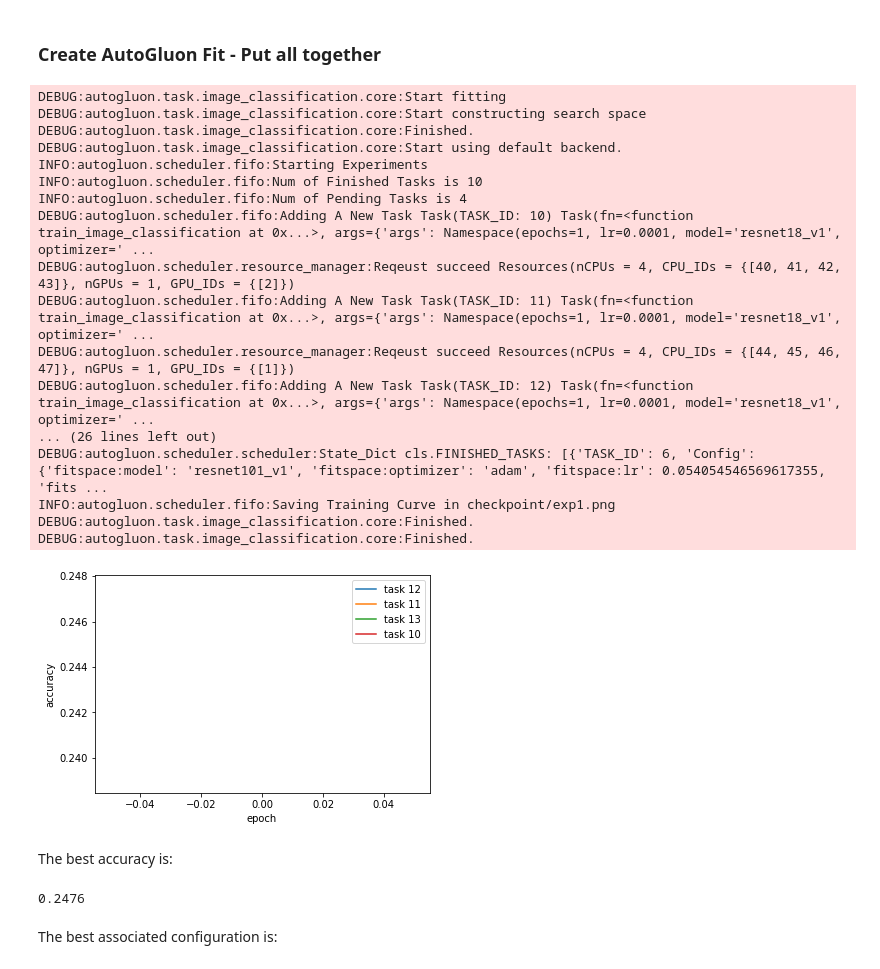
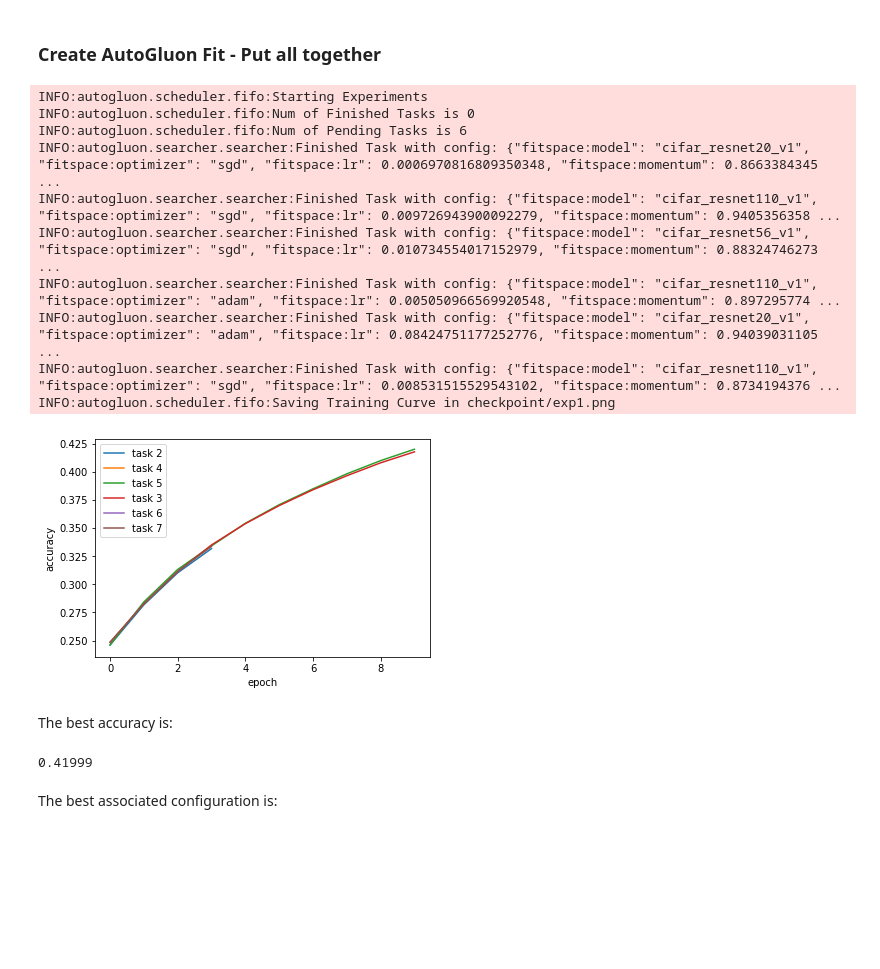
Before and after one commit to autogluon/autogluon, a Jupyter notebook: tutorials/autogluon_demo.ipynb, the cells around one changed output. Saved outputs shown, nothing was run; the diff lists cells and outputs as text; code cells hidden in the pictures; blank space fills up the shorter version.

```diff
--- a/tutorials/autogluon_demo.ipynb
+++ b/tutorials/autogluon_demo.ipynb
@@ -41,4 +123,0 @@ We use CIFAR10 for image classfication for demo purpose.
-# %%
-dataset = task.Dataset(train_path='./CIFAR10/train', val_path='./CIFAR10/valid')
-
-print(dataset)
@@ -69,2 +123,0 @@ The default configruation is based on `max_trial_count=10` and `max_training_epo
-# %%
-models = task.fit(dataset)
@@ -183,8 +199,12 @@ AutoGluon Nets ['resnet18_v1', 'resnet34_v1', 'resnet50_v1', 'resnet101_v1', 're
 * from a list of provided (or default) optimizers
 * by choosing the best hyper-parameters regarding to each auto optimizer
 # %%
-optimizers = ag.Optimizers([ag.optim.get_optim('sgd'),
-                            ag.optim.get_optim('adam')])
+# method 1 (complex but flexiable): specify the optim_list using get_optim
+# optimizers = ag.Optimizers([ag.optim.get_optim('sgd'),
+#                             ag.optim.get_optim('adam')])
+
+# method 2 (easy and less flexiable): specify the optim_list using get_model
+optimizers = ag.Optimizers(['sgd', 'adam'])
 
 print(optimizers)
 # %% [output]
@@ -207,32 +221,39 @@ stop_criterion = {
-# %%
-models = task.fit(dataset,
-                  nets,
-                  optimizers,
-                  stop_criterion=stop_criterion)
-# %% [output]
-DEBUG:autogluon.task.image_classification.core:Start fitting
-DEBUG:autogluon.task.image_classification.core:Start constructing search space
-DEBUG:autogluon.task.image_classification.core:Finished.
-DEBUG:autogluon.task.image_classification.core:Start using default backend.
-INFO:autogluon.scheduler.fifo:Starting Experiments
-INFO:autogluon.scheduler.fifo:Num of Finished Tasks is 10
-INFO:autogluon.scheduler.fifo:Num of Pending Tasks is 4
-DEBUG:autogluon.scheduler.fifo:Adding A New Task Task(TASK_ID: 10) Task(fn=<function train_image_classification at 0x...>, args={'args': Namespace(epochs=1, lr=0.0001, model='resnet18_v1', optimizer=' ...
-DEBUG:autogluon.scheduler.resource_manager:Reqeust succeed Resources(nCPUs = 4, CPU_IDs = {[40, 41, 42, 43]}, nGPUs = 1, GPU_IDs = {[2]})
-DEBUG:autogluon.scheduler.fifo:Adding A New Task Task(TASK_ID: 11) Task(fn=<function train_image_classification at 0x...>, args={'args': Namespace(epochs=1, lr=0.0001, model='resnet18_v1', optimizer=' ...
-DEBUG:autogluon.scheduler.resource_manager:Reqeust succeed Resources(nCPUs = 4, CPU_IDs = {[44, 45, 46, 47]}, nGPUs = 1, GPU_IDs = {[1]})
-DEBUG:autogluon.scheduler.fifo:Adding A New Task Task(TASK_ID: 12) Task(fn=<function train_image_classification at 0x...>, args={'args': Namespace(epochs=1, lr=0.0001, model='resnet18_v1', optimizer=' ...
-... (26 lines left out)
-DEBUG:autogluon.scheduler.scheduler:State_Dict cls.FINISHED_TASKS: [{'TASK_ID': 6, 'Config': {'fitspace:model': 'resnet101_v1', 'fitspace:optimizer': 'adam', 'fitspace:lr': 0.054054546569617355, 'fits ...
-INFO:autogluon.scheduler.fifo:Saving Training Curve in checkpoint/exp1.png
-DEBUG:autogluon.task.image_classification.core:Finished.
-DEBUG:autogluon.task.image_classification.core:Finished.
-[figure, removed]
+# %%
+stop_criterion = {
+    'time_limits': 1*60*60,
+    'max_metric': 0.80,
+    'max_trial_count': 6
+}
+
+resources_per_trial = {
+    'max_num_gpus': 1,
+    'max_num_cpus': 4,
+    'max_training_epochs': 10
+}
+
+results = task.fit(dataset,
+                   nets,
+                   optimizers,
+                   trial_scheduler='hyperband', # early stopping based on hyperband
+                   stop_criterion=stop_criterion,
+                   resources_per_trial=resources_per_trial)
+# %% [output]
+INFO:autogluon.scheduler.fifo:Starting Experiments
+INFO:autogluon.scheduler.fifo:Num of Finished Tasks is 0
+INFO:autogluon.scheduler.fifo:Num of Pending Tasks is 6
+INFO:autogluon.searcher.searcher:Finished Task with config: {"fitspace:model": "cifar_resnet20_v1", "fitspace:optimizer": "sgd", "fitspace:lr": 0.0006970816809350348, "fitspace:momentum": 0.8663384345 ...
+INFO:autogluon.searcher.searcher:Finished Task with config: {"fitspace:model": "cifar_resnet110_v1", "fitspace:optimizer": "sgd", "fitspace:lr": 0.009726943900092279, "fitspace:momentum": 0.9405356358 ...
+INFO:autogluon.searcher.searcher:Finished Task with config: {"fitspace:model": "cifar_resnet56_v1", "fitspace:optimizer": "sgd", "fitspace:lr": 0.010734554017152979, "fitspace:momentum": 0.88324746273 ...
+INFO:autogluon.searcher.searcher:Finished Task with config: {"fitspace:model": "cifar_resnet110_v1", "fitspace:optimizer": "adam", "fitspace:lr": 0.005050966569920548, "fitspace:momentum": 0.897295774 ...
+INFO:autogluon.searcher.searcher:Finished Task with config: {"fitspace:model": "cifar_resnet20_v1", "fitspace:optimizer": "adam", "fitspace:lr": 0.08424751177252776, "fitspace:momentum": 0.94039031105 ...
+INFO:autogluon.searcher.searcher:Finished Task with config: {"fitspace:model": "cifar_resnet110_v1", "fitspace:optimizer": "sgd", "fitspace:lr": 0.008531515529543102, "fitspace:momentum": 0.8734194376 ...
+INFO:autogluon.scheduler.fifo:Saving Training Curve in checkpoint/exp1.png
+[figure, added]
 # %% [markdown]
 The best accuracy is:
-# %%
-print(models[1])
-# %% [output]
-0.2476
+# %%
+print(results.val_accuracy)
+# %% [output]
+0.41999
 # %% [markdown]
 The best associated configuration is:
```
Also changed, not shown: parts of 74 cells of this notebook, 10 other files.
